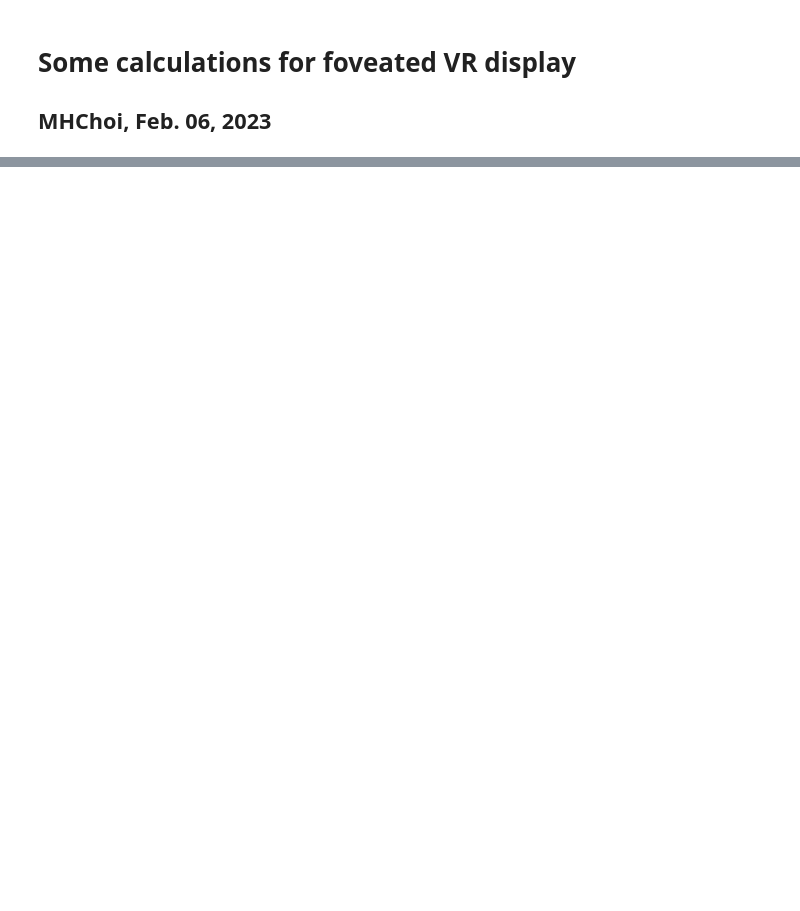
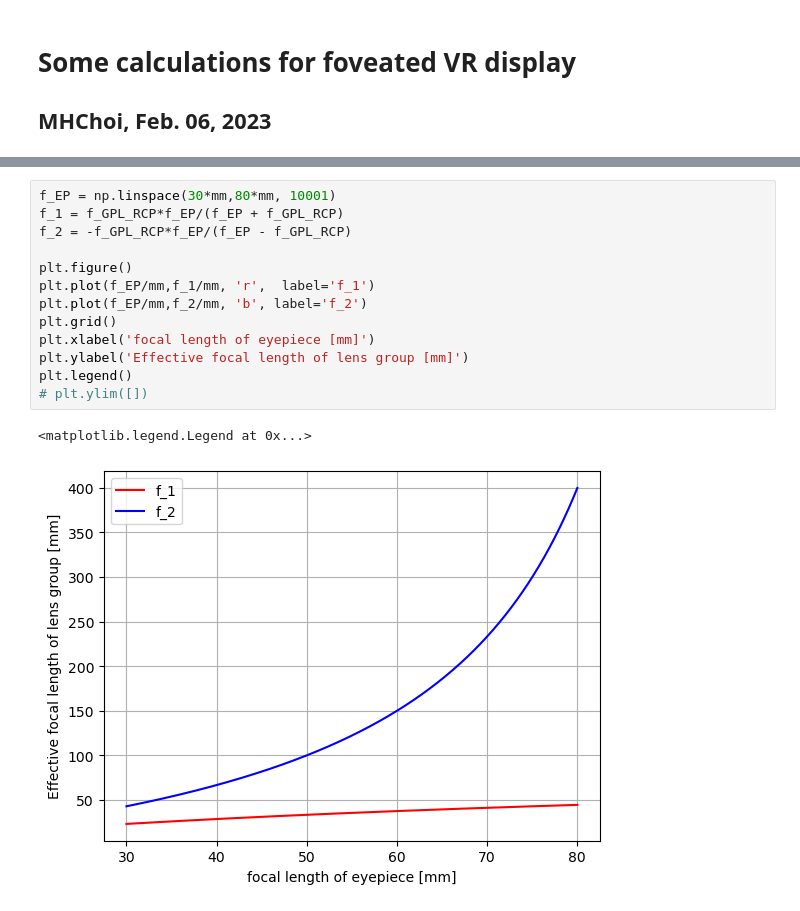
Before and after one commit to mhchoi960905/Holographic-optical-element-pre-compensation, a Jupyter notebook: Foveated_display_cal.ipynb, the cells around one changed output, grey strips where cells are left out. Cells and saved outputs as stored; diff of their text form; blank space fills up the shorter version.

```diff
--- a/Foveated_display_cal.ipynb
+++ b/Foveated_display_cal.ipynb
@@ -69,0 +70,16 @@ FoV for LCP light with 1inch display = 4.694413409197969 degrees
+# %%
+f_EP = np.linspace(30*mm,80*mm, 10001)
+f_1 = f_GPL_RCP*f_EP/(f_EP + f_GPL_RCP)
+f_2 = -f_GPL_RCP*f_EP/(f_EP - f_GPL_RCP)
+
+plt.figure()
+plt.plot(f_EP/mm,f_1/mm, 'r',  label='f_1')
+plt.plot(f_EP/mm,f_2/mm, 'b', label='f_2')
+plt.grid()
+plt.xlabel('focal length of eyepiece [mm]')
+plt.ylabel('Effective focal length of lens group [mm]')
+plt.legend()
+# plt.ylim([])
+# %% [output]
+<matplotlib.legend.Legend at 0x...>
+[figure, added]
```
Also changed, not shown: parts of 1 cell of this notebook.
